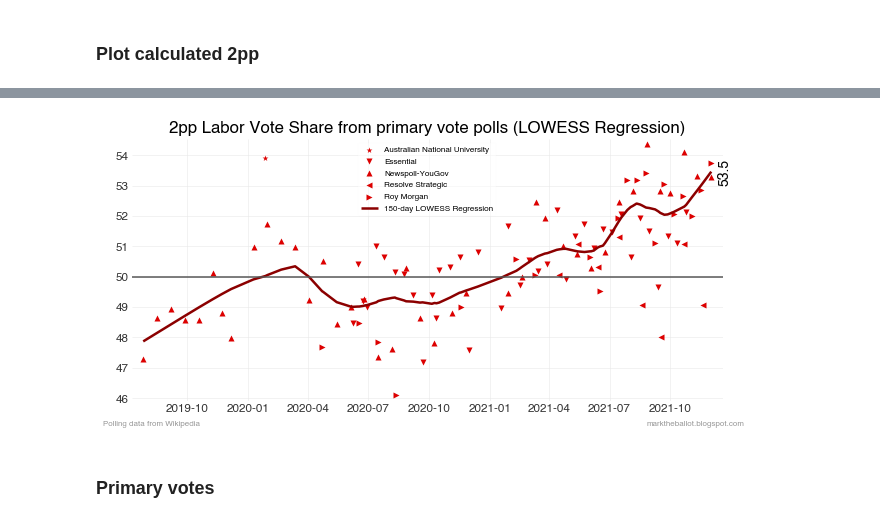
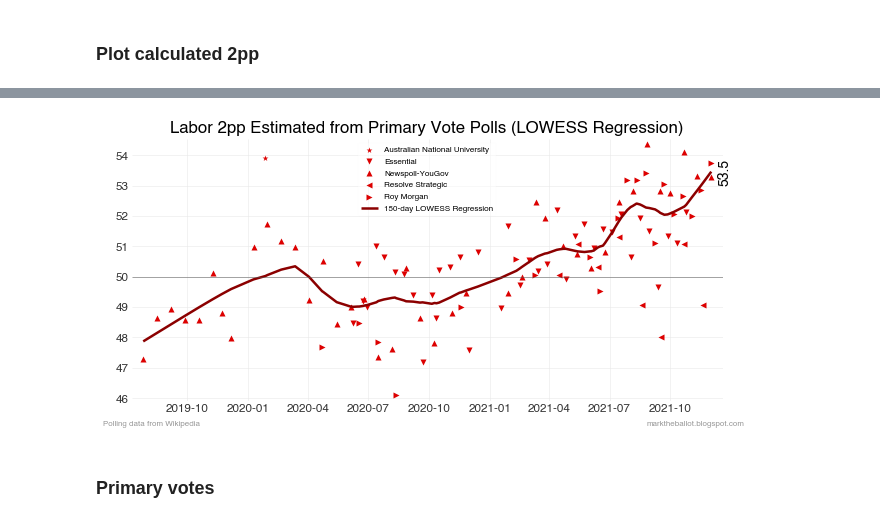
Before and after one commit to bpalmer4/Australian-Federal-Election-2022, a Jupyter notebook: notebooks/capture wiki 2022 polling data and emit LOWESS charts.ipynb, the cells around one changed output, grey strips where cells are left out. Saved outputs shown, nothing was run; the diff lists cells and outputs as text; code cells hidden in the pictures.

```diff
--- a/notebooks/capture wiki 2022 polling data and emit LOWESS charts.ipynb
+++ b/notebooks/capture wiki 2022 polling data and emit LOWESS charts.ipynb
@@ -315,0 +324,34 @@ pv.tail()
+# %%
+# Calculate latest exponentially weighted polling averages
+MINIMUM_POLLS_REQUIRED = 3
+markers = ['*', 'v', '^', '<', '>', 's', 'p', 'h', 'D']
+
+fig, ax = common.initiate_plot()
+for i, pollster in enumerate(sorted(pv['Brand'].unique())):
+    polls = pv[pv['Brand'] == pollster].copy()
+    if len(polls) <= MINIMUM_POLLS_REQUIRED:
+        continue
+    ewm = (
+        polls['Calculated 2pp L/NP']
+        .ewm(halflife=HALF_LIFE, times=polls['Mean Date'])
+        .mean()
+    )
+    ax.plot(polls['Mean Date'], ewm, lw=2.5,
+            label=f'{pollster} ({ewm.iloc[-1]:.1f}%)')
+    ax.scatter(polls['Mean Date'], polls['Calculated 2pp L/NP'],
+              marker=markers[i])
+    ax.text(polls['Mean Date'].iloc[-1] + pd.Timedelta(days=7),
+            ewm.iloc[-1], f'{ewm.iloc[-1]:.1f}%',  ha='left', va='center',
+            fontsize=12)
+
+
+ax.axhline(50, lw=0.5, color='#999999')
+ax.legend(loc='best')
+lfooter = s_args['lfooter'] + (
+    f'; Half-life={HALF_LIFE_DAYS} days'
+    f'; 2pp calculated from primary vote polls ans 2019 preference flows.'
+)
+common.plot_finalise(ax,
+                     ylabel='Coalition 2pp (per cent)',
+                     title='Exponentially Weighted Coalition 2pp Polling Average by Pollster',
+                     lfooter=lfooter)
@@ -353,7 +441,7 @@ def plot_points_lowess(df, column, p_color, l_color, title):
 
     ylims = ax.get_ylim()
     if ylims[0] < 50 < ylims[1]:
-        ax.axhline(50, c="#555555", lw=1.5)
+        ax.axhline(50, c="#555555", lw=0.5)
     ax.legend(loc='best')
     common.plot_finalise(ax, title=title, **s_args)
 
@@ -386,9 +479,12 @@ _ = plot_points_lowess(calculated, 'Calculated 2pp L/NP', 'dodgerblue', 'darkblu
 # %%
 calculated = pv[['Brand', 'Mean Date', 'Calculated 2pp ALP']]
-title = f'2pp Labor Vote Share from primary vote polls ({MODEL_NAME})'
-_ = plot_points_lowess(calculated, 'Calculated 2pp ALP', '#dd0000', 'darkred', title)
+_ = plot_points_lowess(df=calculated,
+                       column='Calculated 2pp ALP',
+                       p_color=P_COLOR_LABOR,
+                       l_color=COLOR_LABOR,
+                       title=f'Labor {calc_title_stem} ({MODEL_NAME})')
 # %% [output]
-[figure, old version]
+[figure, new version]
 # %% [markdown]
 ### Primary votes
 # %%
```
Also changed, not shown: parts of 12 cells of this notebook.
